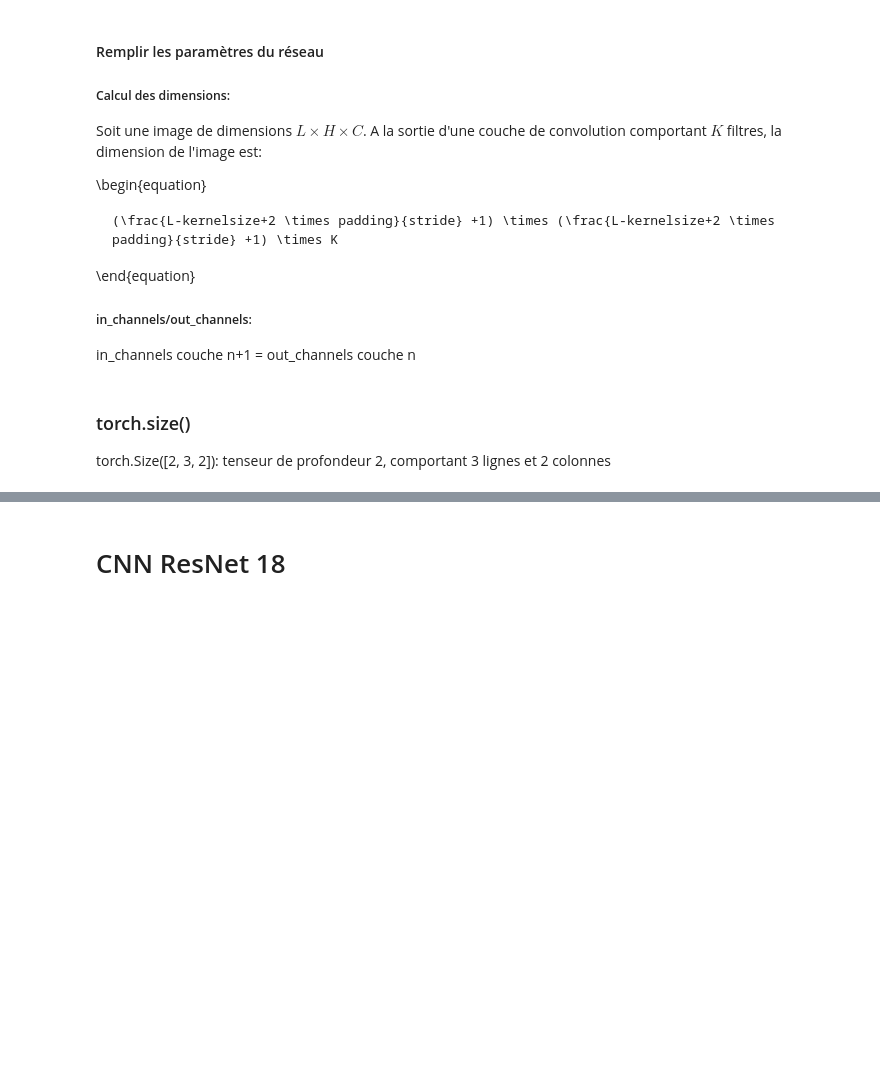
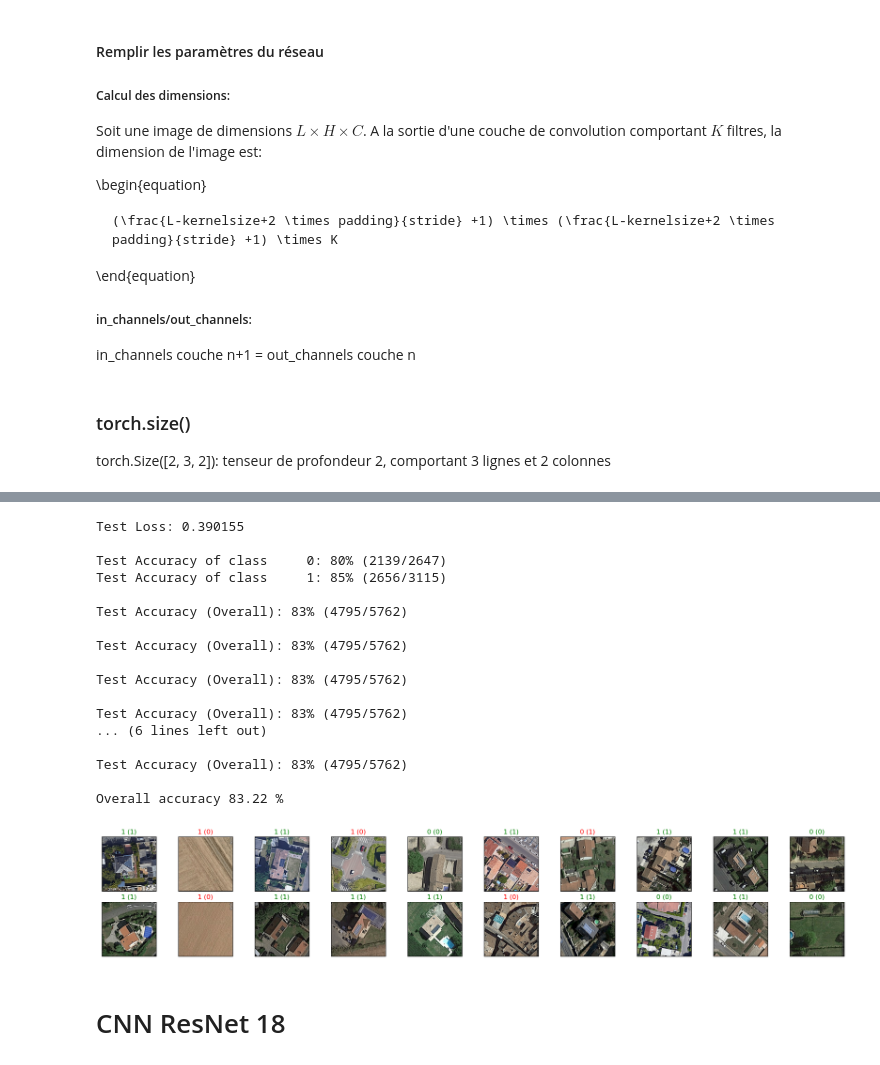
Before and after one commit to Basso42/DeepPVClassification, a Jupyter notebook: CNN_SolarPanels.ipynb, the cells around one changed output, grey strips where cells are left out. Drawn from its saved outputs; the diff is of its cells as text; code cells hidden in the pictures; blank space fills up the shorter version.

```diff
--- a/CNN_SolarPanels.ipynb
+++ b/CNN_SolarPanels.ipynb
@@ -558,34 +567,53 @@ test_loss = test_loss/len(test_dataloader.sampler)
 print('Test Loss: {:.6f}\n'.format(test_loss))
 
 for i in range(10):
     if class_total[i] > 0:
         print('Test Accuracy of class %5s: %2d%% (%2d/%2d)' % (
             str(i), 100 * class_correct[i] / class_total[i],
             np.sum(class_correct[i]), np.sum(class_total[i])))
     else:
         #print('Test Accuracy of %5s: N/A (no training examples)' % (classes[i]))
         print('\nTest Accuracy (Overall): %2d%% (%2d/%2d)' % (
     100. * np.sum(class_correct) / np.sum(class_total),
     np.sum(class_correct), np.sum(class_total)))
 
 print("""
 Overall accuracy {:0.2f} %
 """.format(np.sum(class_correct) / np.sum(class_total) * 100))
 
 # obtain one batch of test images
 dataiter = iter(test_dataloader)
 images, labels = next(dataiter)# get sample outputs
 output = model(images)
 # convert output probabilities to predicted class
 _, preds = torch.max(output, 1)
 # prep images for display
 images = images.numpy()# plot the images in the batch, along with predicted and true labels
 fig = plt.figure(figsize=(25, 4))
 for idx in np.arange(20):
     ax = fig.add_subplot(2, int(20/2), idx+1, xticks=[], yticks=[])
-    ax.imshow(np.squeeze(images[idx]), cmap='gray')
+    ax.imshow(np.squeeze(images[idx].T), cmap='gray')
     ax.set_title("{} ({})".format(str(preds[idx].item()), str(labels[idx].item())),
                  color=("green" if preds[idx]==labels[idx] else "red"))
+# %% [output]
+Test Loss: 0.390155
+
+Test Accuracy of class     0: 80% (2139/2647)
+Test Accuracy of class     1: 85% (2656/3115)
+
+Test Accuracy (Overall): 83% (4795/5762)
+
+Test Accuracy (Overall): 83% (4795/5762)
+
+Test Accuracy (Overall): 83% (4795/5762)
+
+Test Accuracy (Overall): 83% (4795/5762)
+... (6 lines left out)
+
+Test Accuracy (Overall): 83% (4795/5762)
+
+Overall accuracy 83.22 %
+[figure, added]
 # %% [markdown]
 # CNN ResNet 18
 # %% [markdown]
```
Also changed, not shown: parts of 4 cells of this notebook.
